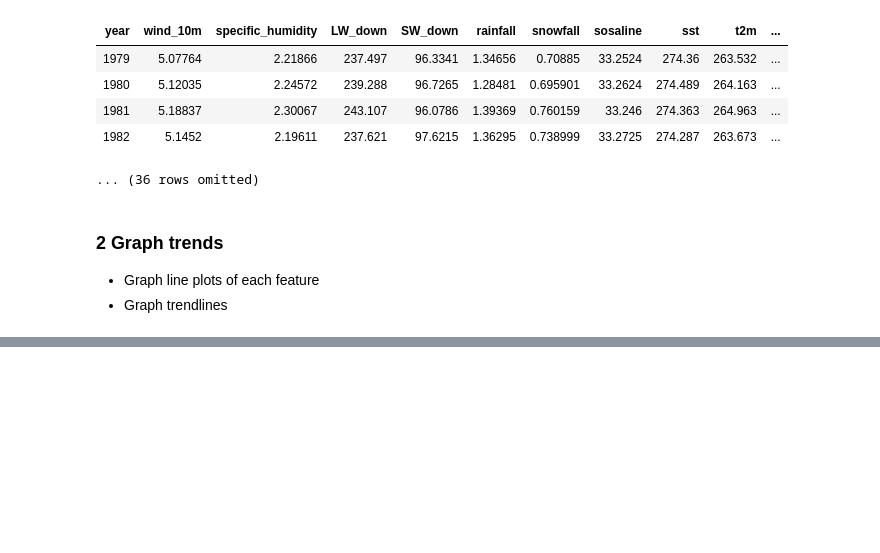
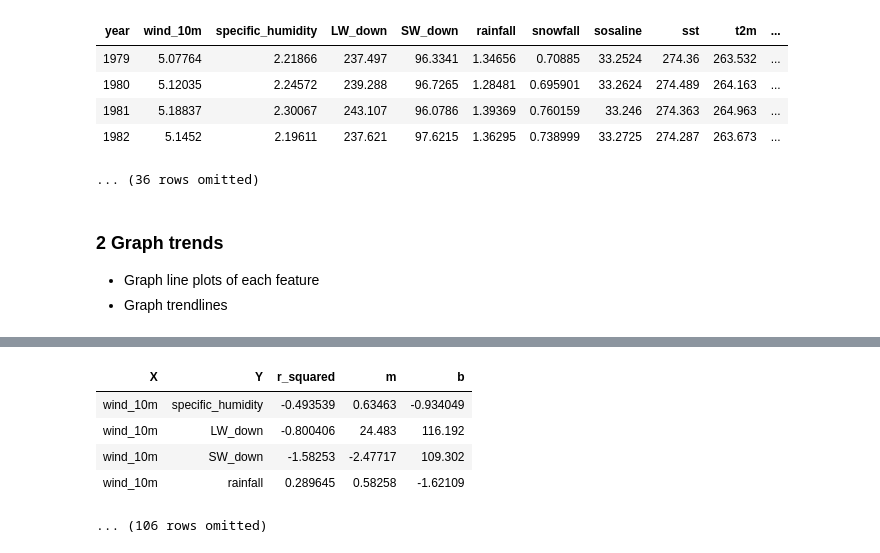
Before and after one commit to AlphaCentauri4/FeatureTrends_Analysis, a Jupyter notebook: FeatureTrends_Analysis.ipynb, the cells around one changed output, grey strips where cells are left out. Saved outputs shown, nothing was run; the diff lists cells and outputs as text; code cells hidden in the pictures; blank space fills up the shorter version.

```diff
--- a/FeatureTrends_Analysis.ipynb
+++ b/FeatureTrends_Analysis.ipynb
@@ -9,11 +25,6 @@
 - Condense average yearly data into one row per year
 # %%
-import matplotlib.pyplot as plt
-import datascience as ds
-import numpy as np
-features_list = ["wind_10m", "specific_humidity", "LW_down", "SW_down", "rainfall", "snowfall", "sosaline", "sst", "t2m", "surface_pressure", "sea_ice_extent"]
-
-full_data = ds.Table().read_table("Arctic_domain_mean_1979_2018_withYears.csv")
+full_data = ds.Table().read_table("ArcticDataset.csv")
 full_data_avg = ds.Table(["year"] + features_list)
 
 for year in range(min(full_data.column("Year")), max(full_data.column("Year")) + 1):
@@ -23,6 +34,7 @@ for year in range(min(full_data.column("Year")), max(full_data.column("Year")) +
     full_data_avg = full_data_avg.with_row([year] + averages_array)
     averages_array = []
 full_data_avg.show(4)
+# full_data_avg.to_csv("ArticYearlyMeanDataset.csv")
 # %% [output]
 | year | wind_10m | specific_humidity | LW_down | SW_down | rainfall | snowfall | sosaline | sst | t2m | ... |
 | 1979 | 5.07764 | 2.21866 | 237.497 | 96.3341 | 1.34656 | 0.70885 | 33.2524 | 274.36 | 263.532 | ... |
@@ -43,5 +55,5 @@ for feature in features_list:
     z = np.polyfit(x, y, 1)
     p = np.poly1d(z)
     plt.plot(x,p(x),"r--")
-    plt.title("y=%.6fx+(%.6f)"%(z[0],z[1]))
-    plt.savefig("feature_graphs_trendline/" + feature + ".png")
+    plt.title("y=" + str(round(z[0], 6)) + "x + " + str(round(z[1], 6)))
+    plt.savefig("feature_graphs_min0/" + feature + ".png")
@@ -47,0 +84,31 @@ for feature in features_list:
+# %%
+full_data_avg = ds.Table().read_table("ArticYearlyMeanDataset.csv")
+correlation_table = ds.Table(["X", "Y", "r_squared", "m", "b"])
+for feature in features_list:
+    remaining_features = list(features_list)
+    remaining_features.remove(feature)
+    for rest_features in remaining_features:
+        x = full_data_avg.column(feature)
+        y = full_data_avg.column(rest_features)
+        x_r = x.reshape(-1,1)
+        y_r = y.reshape(-1,1)
+        scaler = preprocessing.MinMaxScaler()
+        x_norm = scaler.fit_transform(x_r)
+        y_norm = scaler.fit_transform(y_r)
+        r2 = r2_score(x_norm, y_norm)
+        z = np.polyfit(x, y, 1)
+        p = np.poly1d(z)
+        m = round(z[0], 6)
+        b = round(z[1], 6)
+
+        correlation_table = correlation_table.with_row([feature, rest_features, r2, m, b])
+
+correlation_table.show(4)
+# correlation_table.to_csv("ArcticFeatureCorrelationTable.csv")
+# %% [output]
+| X | Y | r_squared | m | b |
+| wind_10m | specific_humidity | -0.493539 | 0.63463 | -0.934049 |
+| wind_10m | LW_down | -0.800406 | 24.483 | 116.192 |
+| wind_10m | SW_down | -1.58253 | -2.47717 | 109.302 |
+| wind_10m | rainfall | 0.289645 | 0.58258 | -1.62109 |
+... (106 rows omitted)
```
Also changed, not shown: parts of 12 cells of this notebook, 11 other files.
